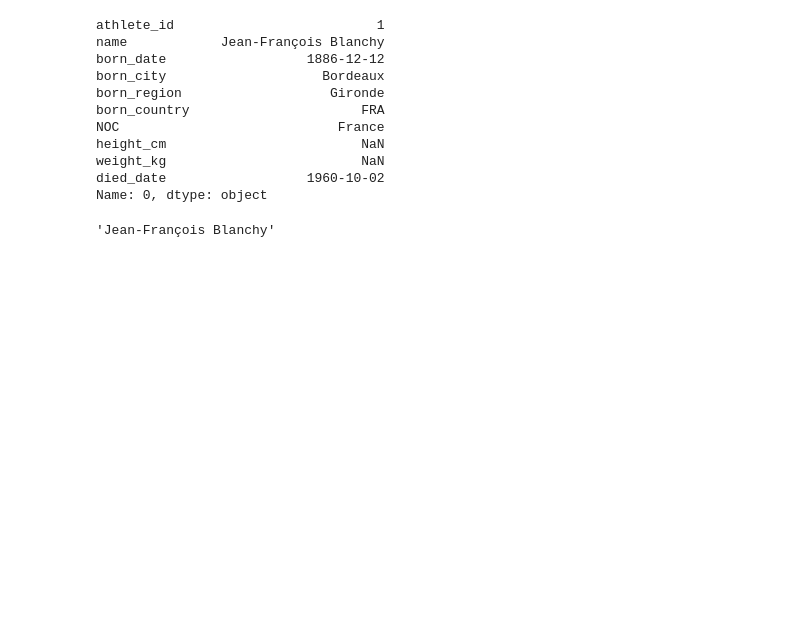
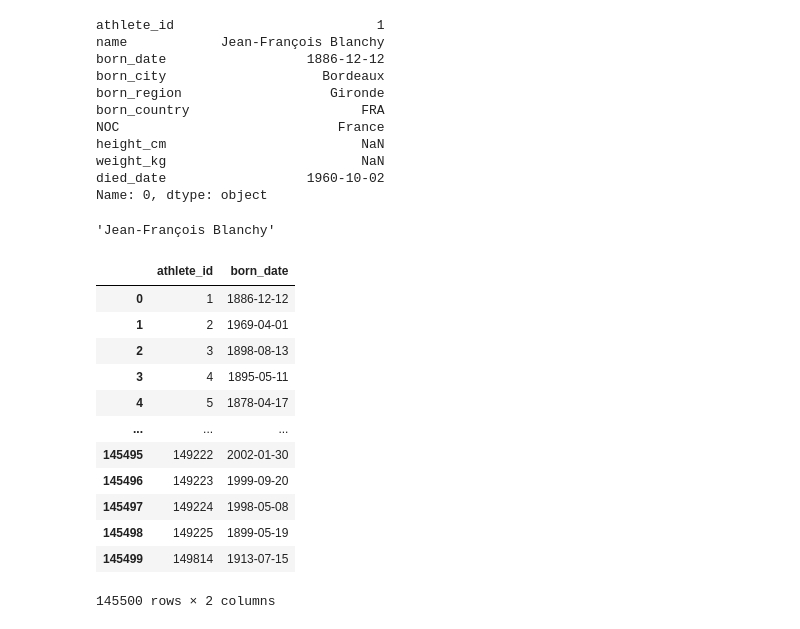
Before and after one commit to Mehadii-Hassan/FSDS-with-GenAI, a Jupyter notebook: Practice/pandas/pandas.ipynb, the cells around one changed output. Saved outputs shown, nothing was run; the diff lists cells and outputs as text; code cells hidden in the pictures; blank space fills up the shorter version.

```diff
--- a/Practice/pandas/pandas.ipynb
+++ b/Practice/pandas/pandas.ipynb
@@ -333,3 +333,19 @@ Name: 0, dtype: object
 olympics.iloc[0,1]
 # %% [output]
 'Jean-François Blanchy'
+# %%
+olympics.iloc[:, [0,2]]
+# %% [output]
+|  | athlete_id | born_date |
+| 0 | 1 | 1886-12-12 |
+| 1 | 2 | 1969-04-01 |
+| 2 | 3 | 1898-08-13 |
+| 3 | 4 | 1895-05-11 |
+| 4 | 5 | 1878-04-17 |
+| ... | ... | ... |
+| 145495 | 149222 | 2002-01-30 |
+| 145496 | 149223 | 1999-09-20 |
+| 145497 | 149224 | 1998-05-08 |
+| 145498 | 149225 | 1899-05-19 |
+| 145499 | 149814 | 1913-07-15 |
+145500 rows × 2 columns
```
